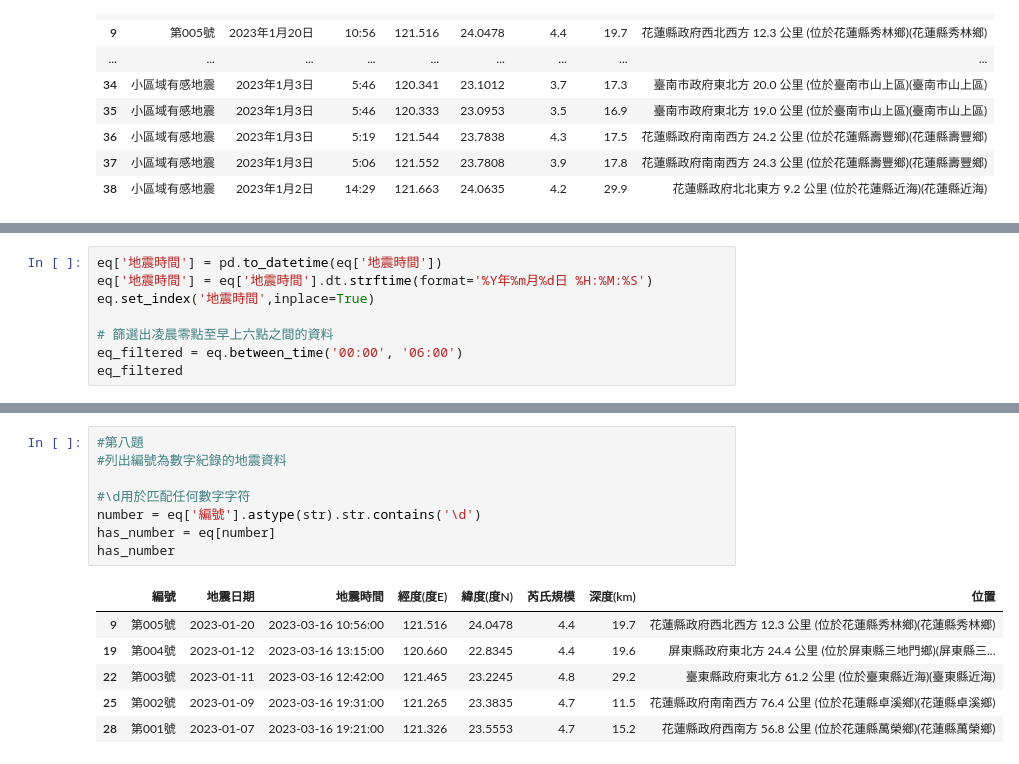
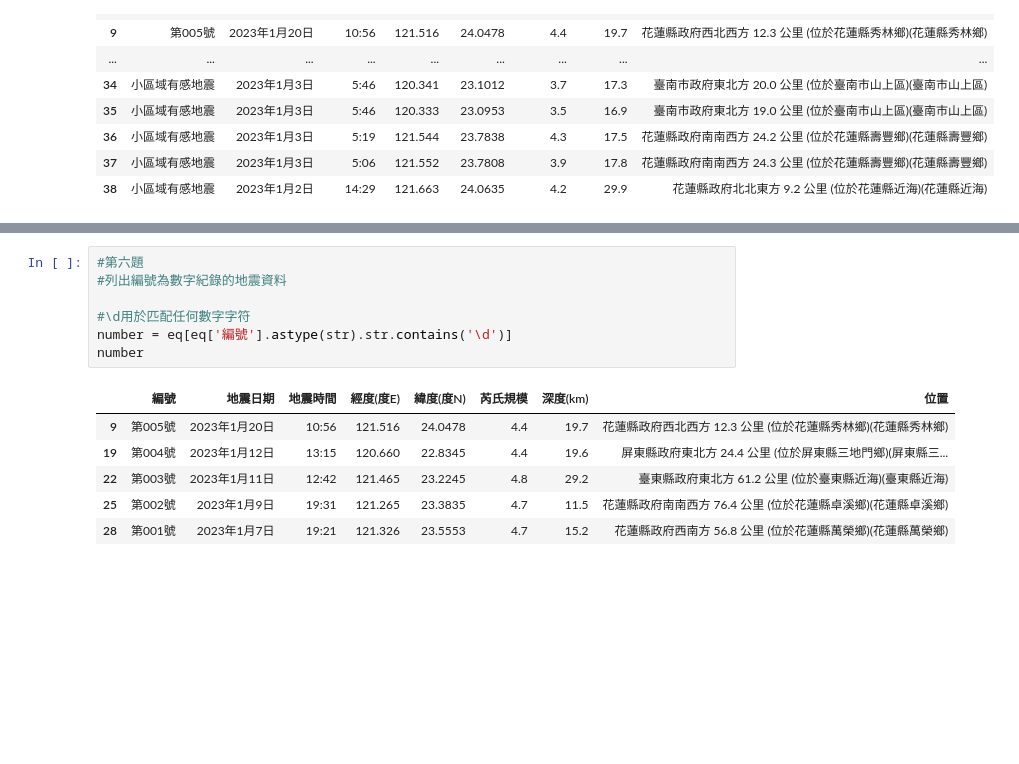
Before and after one commit to kuyuyu/PL, a Jupyter notebook: HW1/HW1.ipynb, the cells around one changed output, grey strips where cells are left out. Saved outputs shown, nothing was run; the diff lists cells and outputs as text; blank space fills up the shorter version.

```diff
--- a/HW1/HW1.ipynb
+++ b/HW1/HW1.ipynb
@@ -104,8 +76,0 @@ eq_e
-# %%
-eq['地震時間'] = pd.to_datetime(eq['地震時間'])
-eq['地震時間'] = eq['地震時間'].dt.strftime(format='%Y年%m月%d日 %H:%M:%S')
-eq.set_index('地震時間',inplace=True)
-
-# 篩選出凌晨零點至早上六點之間的資料
-eq_filtered = eq.between_time('00:00', '06:00')
-eq_filtered
@@ -172,17 +124,16 @@ Name: 20, dtype: object
 位置        基隆市政府東方  84.7  公里 (位於臺灣東北部海域)(臺灣東北部海域)
 Name: 14, dtype: object
 # %%
-#第八題
+#第六題
 #列出編號為數字紀錄的地震資料
 
 #\d用於匹配任何數字字符
-number = eq['編號'].astype(str).str.contains('\d')
-has_number = eq[number]
-has_number
+number = eq[eq['編號'].astype(str).str.contains('\d')]
+number
 # %% [output]
 |  | 編號 | 地震日期 | 地震時間 | 經度(度E) | 緯度(度N) | 芮氏規模 | 深度(km) | 位置 |
-| 9 | 第005號 | 2023-01-20 | 2023-03-16 10:56:00 | 121.516 | 24.0478 | 4.4 | 19.7 | 花蓮縣政府西北西方 12.3 公里 (位於花蓮縣秀林鄉)(花蓮縣秀林鄉) |
-| 19 | 第004號 | 2023-01-12 | 2023-03-16 13:15:00 | 120.660 | 22.8345 | 4.4 | 19.6 | 屏東縣政府東北方 24.4 公里 (位於屏東縣三地門鄉)(屏東縣三... |
-| 22 | 第003號 | 2023-01-11 | 2023-03-16 12:42:00 | 121.465 | 23.2245 | 4.8 | 29.2 | 臺東縣政府東北方 61.2 公里 (位於臺東縣近海)(臺東縣近海) |
-| 25 | 第002號 | 2023-01-09 | 2023-03-16 19:31:00 | 121.265 | 23.3835 | 4.7 | 11.5 | 花蓮縣政府南南西方 76.4 公里 (位於花蓮縣卓溪鄉)(花蓮縣卓溪鄉) |
-| 28 | 第001號 | 2023-01-07 | 2023-03-16 19:21:00 | 121.326 | 23.5553 | 4.7 | 15.2 | 花蓮縣政府西南方 56.8 公里 (位於花蓮縣萬榮鄉)(花蓮縣萬榮鄉) |
+| 9 | 第005號 | 2023年1月20日 | 10:56 | 121.516 | 24.0478 | 4.4 | 19.7 | 花蓮縣政府西北西方 12.3 公里 (位於花蓮縣秀林鄉)(花蓮縣秀林鄉) |
+| 19 | 第004號 | 2023年1月12日 | 13:15 | 120.660 | 22.8345 | 4.4 | 19.6 | 屏東縣政府東北方 24.4 公里 (位於屏東縣三地門鄉)(屏東縣三... |
+| 22 | 第003號 | 2023年1月11日 | 12:42 | 121.465 | 23.2245 | 4.8 | 29.2 | 臺東縣政府東北方 61.2 公里 (位於臺東縣近海)(臺東縣近海) |
+| 25 | 第002號 | 2023年1月9日 | 19:31 | 121.265 | 23.3835 | 4.7 | 11.5 | 花蓮縣政府南南西方 76.4 公里 (位於花蓮縣卓溪鄉)(花蓮縣卓溪鄉) |
+| 28 | 第001號 | 2023年1月7日 | 19:21 | 121.326 | 23.5553 | 4.7 | 15.2 | 花蓮縣政府西南方 56.8 公里 (位於花蓮縣萬榮鄉)(花蓮縣萬榮鄉) |
```
Also changed, not shown: parts of 13 cells of this notebook.
